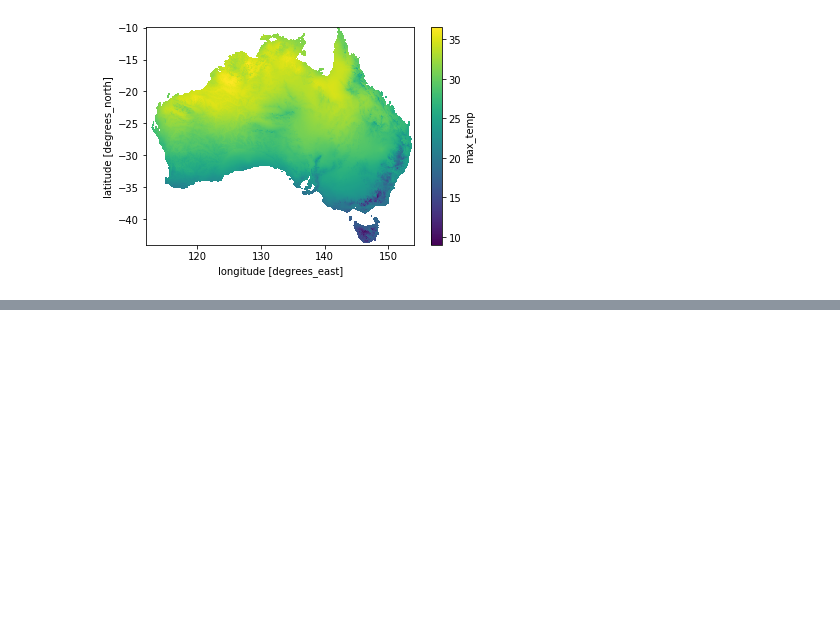
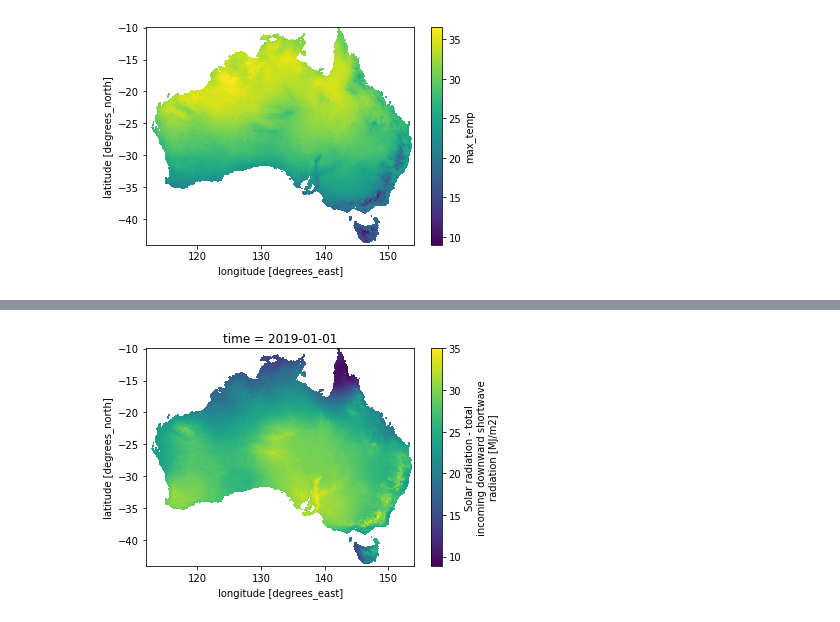
Before and after one commit to JJguri/bestiapop, a Jupyter notebook: sample_data/netcdf_exploration.ipynb, the cells around one changed output, grey strips where cells are left out. Saved outputs shown, nothing was run; the diff lists cells and outputs as text; code cells hidden in the pictures; blank space fills up the shorter version.

```diff
--- a/sample_data/netcdf_exploration.ipynb
+++ b/sample_data/netcdf_exploration.ipynb
@@ -155,0 +164,5 @@ value_array2015.max_temp.mean(dim=('time')).plot()
+# %%
+import matplotlib as mpl
+ax=rad2019.radiation[0,0:,0:].plot(yincrease=True)
+# %% [output]
+[figure, added]
```
Also changed, not shown: parts of 4 cells of this notebook, 1 other file.
